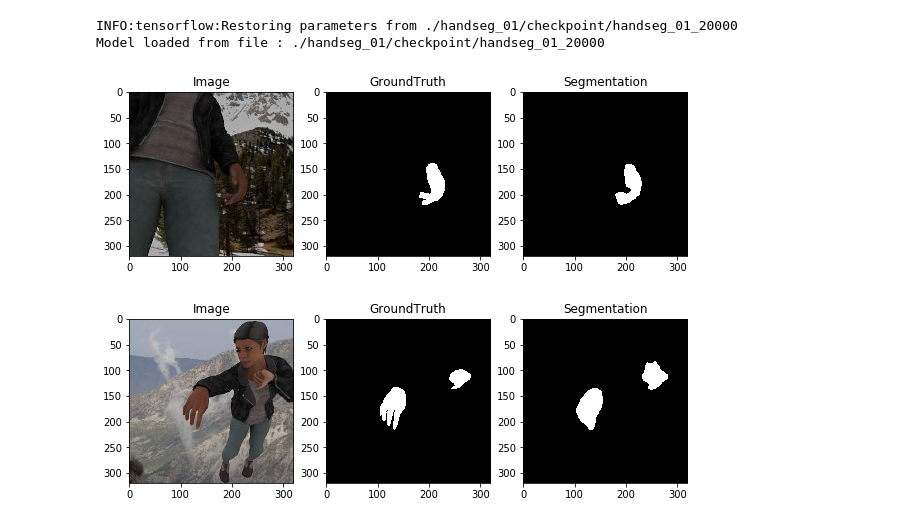
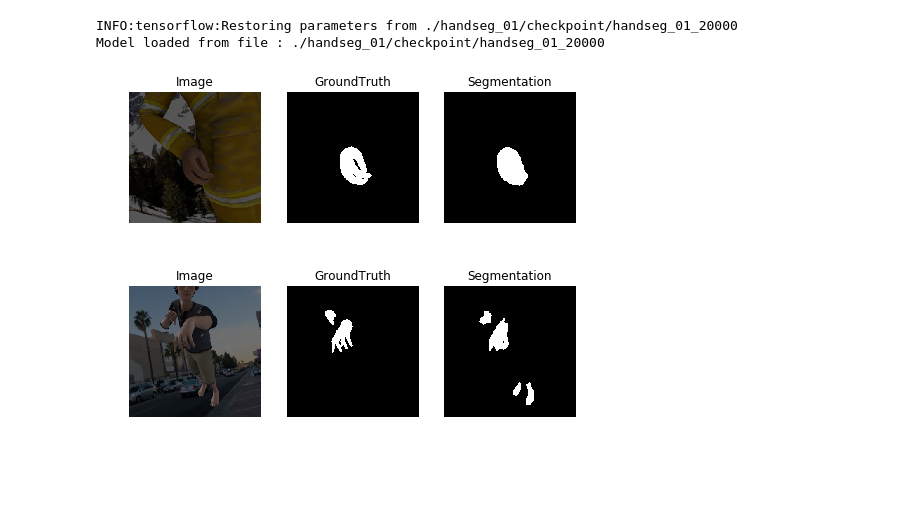
Before and after one commit to khlee369/3DhandPose, a Jupyter notebook: TestHandseg.ipynb, the cells around one changed output. Saved outputs shown, nothing was run; the diff lists cells and outputs as text; code cells hidden in the pictures; blank space fills up the shorter version.

```diff
--- a/TestHandseg.ipynb
+++ b/TestHandseg.ipynb
@@ -50,32 +50,36 @@ evaluation_loader = loader.Data('evaluation')
 # %%
 imgs, masks, depths, annos = evaluation_loader.load_batch(8)
 mask_pred = SegNet_test.sess.run(SegNet_test.hand_seg_pred, feed_dict = {
     SegNet_test.imgs : imgs,
     SegNet_test.masks : masks,
     SegNet_test.depths : depths
 })
 
 mp = np.argmax(mask_pred, axis=3)
 
 for idx in range(2):
 
-    fig = plt.figure(1, figsize=(10,10))
+    fig = plt.figure(1, figsize=(8,8))
     ax1 = fig.add_subplot('131')
     ax1.set_title('Image')
     ax2 = fig.add_subplot('132')
     ax2.set_title('GroundTruth')
     ax3 = fig.add_subplot('133')
     ax3.set_title('Segmentation')
+
+    ax1.axis('off')
+    ax2.axis('off')
+    ax3.axis('off')
 
     ax1.imshow(imgs[idx])
 
     hands = (np.ones(masks.shape) < masks).astype(int)
     ax2.imshow(hands[idx,:,:,0], 'gray')
 
     ax3.imshow(mp[idx], 'gray')
     plt.show()
 
     fig.savefig('full_figure{}.png'.format(idx))
 # %% [output]
-[figure, old version]
+[figure, new version]
-[figure, old version]
+[figure, new version]
```
Also changed, not shown: 5 other files.
